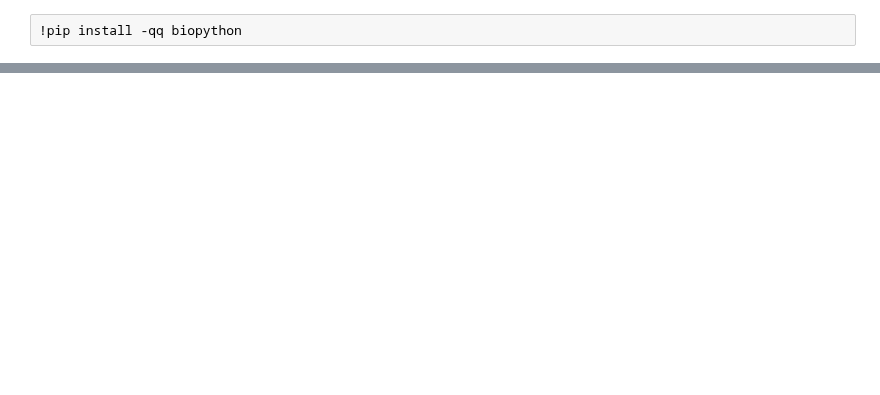
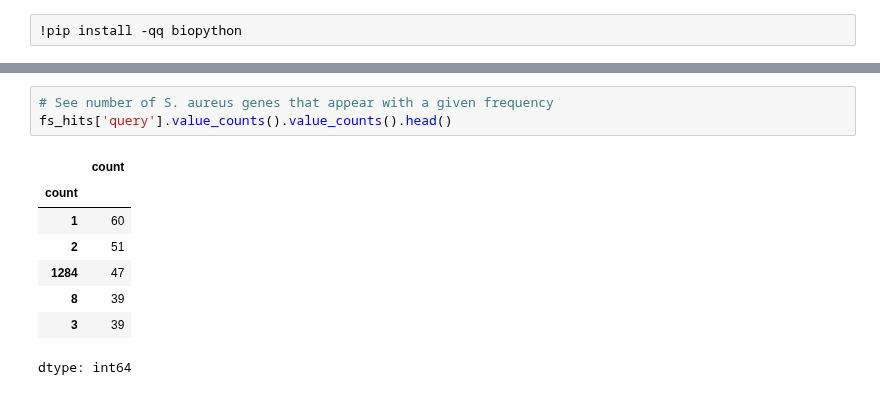
Before and after one commit to georgiadoing/seqADAGE, a Jupyter notebook: Py/muk_transfer_learning/genomic_mapping/Mukundan_sA_ec_pg_mapping.ipynb, the cells around one changed output, grey strips where cells are left out. Drawn from its saved outputs; the diff is of its cells as text; blank space fills up the shorter version.

```diff
--- a/Py/muk_transfer_learning/genomic_mapping/Mukundan_sA_ec_pg_mapping.ipynb
+++ b/Py/muk_transfer_learning/genomic_mapping/Mukundan_sA_ec_pg_mapping.ipynb
@@ -846,0 +1080,12 @@ cds_to_protein(sa_fasta, "/content/drive/MyDrive/Comp-Bio-Projs-S26/data/muk-in-
+# %%
+# See number of S. aureus genes that appear with a given frequency
+fs_hits['query'].value_counts().value_counts().head()
+# %% [output]
+|  | count |
+| count |  |
+| 1 | 60 |
+| 2 | 51 |
+| 1284 | 47 |
+| 8 | 39 |
+| 3 | 39 |
+dtype: int64
```
Also changed, not shown: parts of 32 cells of this notebook.
